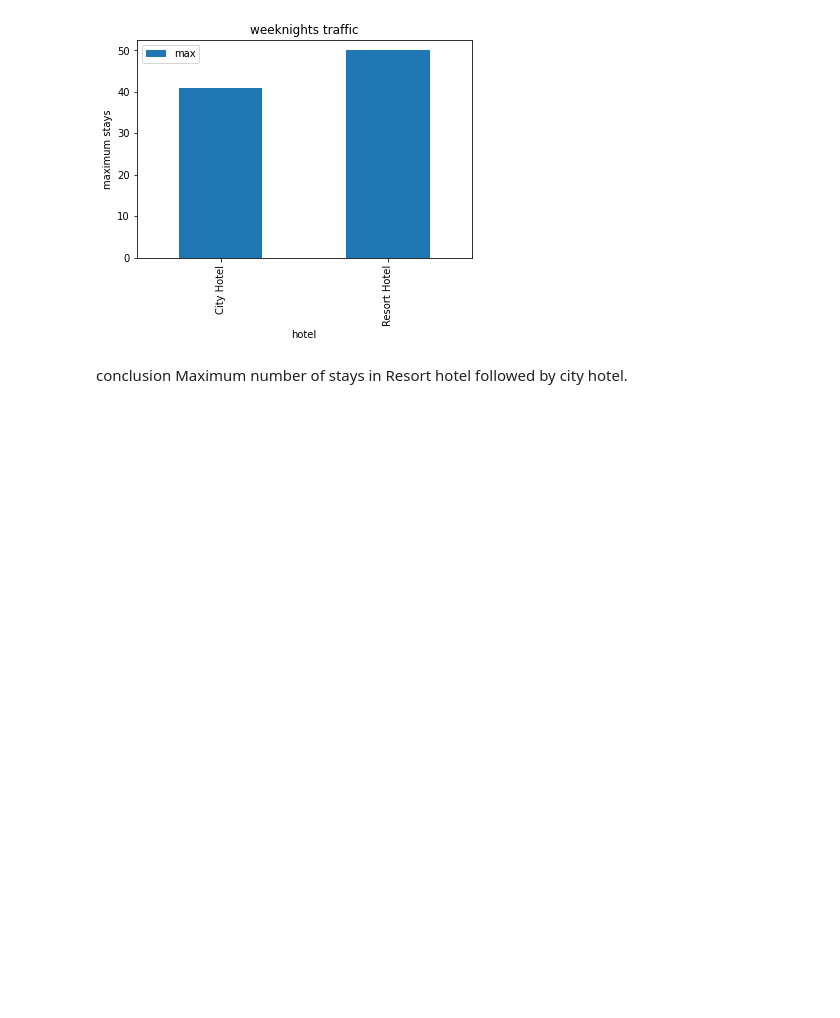
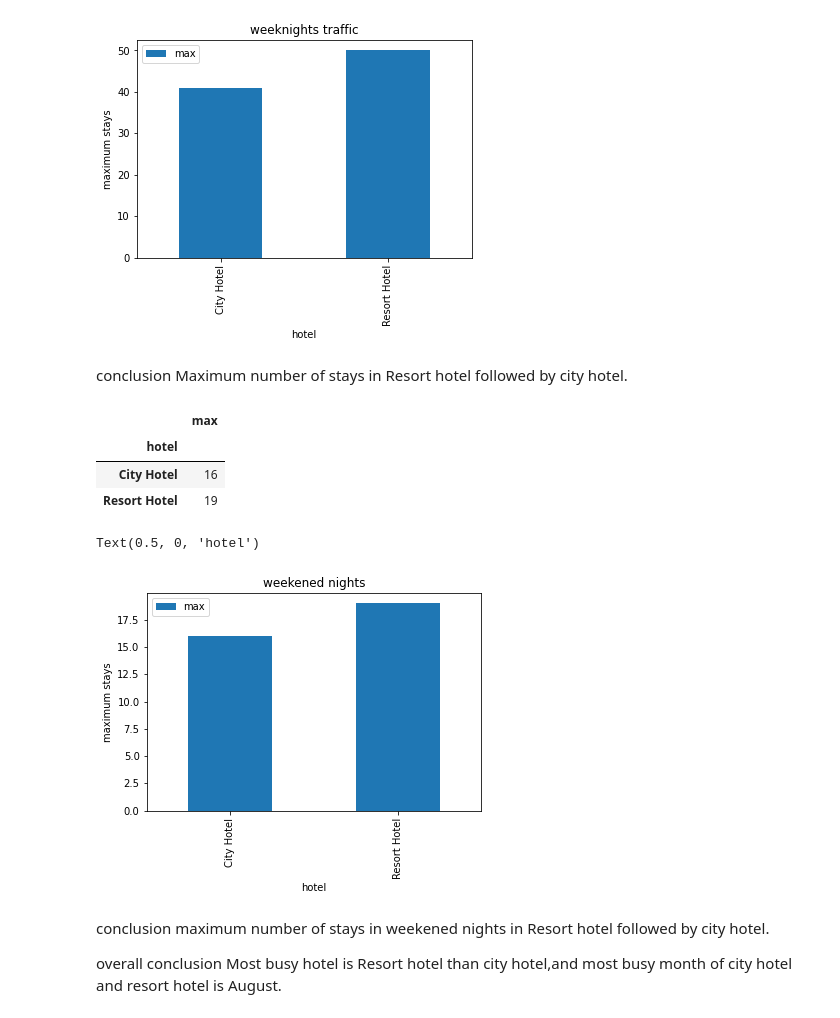
Before and after one commit to fkofkf431/Capestone-project1-Hotel-Booking-Analysis, a Jupyter notebook: Mohd_Firoz_Chaudhri_Hotel_Booking_Analysis_Capstone_Project.ipynb, the cells around one changed output. Cells and saved outputs as stored; diff of their text form; code cells hidden in the pictures; blank space fills up the shorter version.

```diff
--- a/Mohd_Firoz_Chaudhri_Hotel_Booking_Analysis_Capstone_Project.ipynb
+++ b/Mohd_Firoz_Chaudhri_Hotel_Booking_Analysis_Capstone_Project.ipynb
@@ -235,3 +235,26 @@ Text(0.5, 0, 'hotel')
 [figure]
 # %% [markdown]
 conclusion Maximum number of stays in Resort hotel followed by city hotel.
+# %%
+#Maximum number of stays in weekend nights in each hotel?
+weekened_nights = df.groupby(["hotel"])["stays_in_weekend_nights"].agg(["max"])
+# %%
+weekened_nights
+# %% [output]
+|  | max |
+| hotel |  |
+| City Hotel | 16 |
+| Resort Hotel | 19 |
+# %%
+weekened_nights.plot(kind = 'bar')
+
+plt.title('weekened nights')
+plt.ylabel('maximum stays')
+plt.xlabel('hotel')
+# %% [output]
+Text(0.5, 0, 'hotel')
+[figure, added]
+# %% [markdown]
+conclusion maximum number of stays in weekened nights in Resort hotel followed by city hotel.
+
+overall conclusion Most busy hotel is Resort hotel than city hotel,and most busy month of city hotel and resort hotel is August.
```
